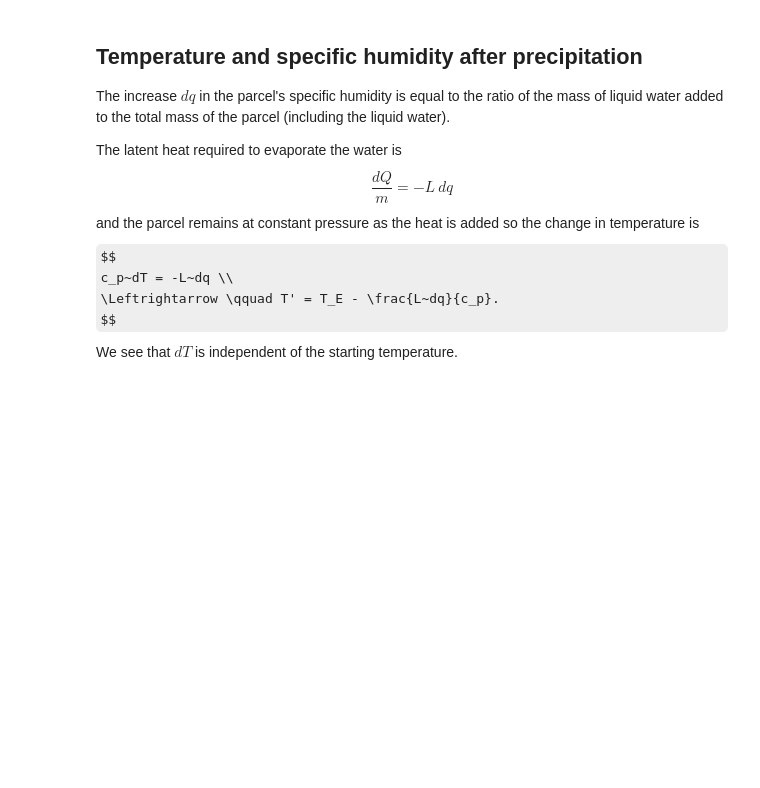
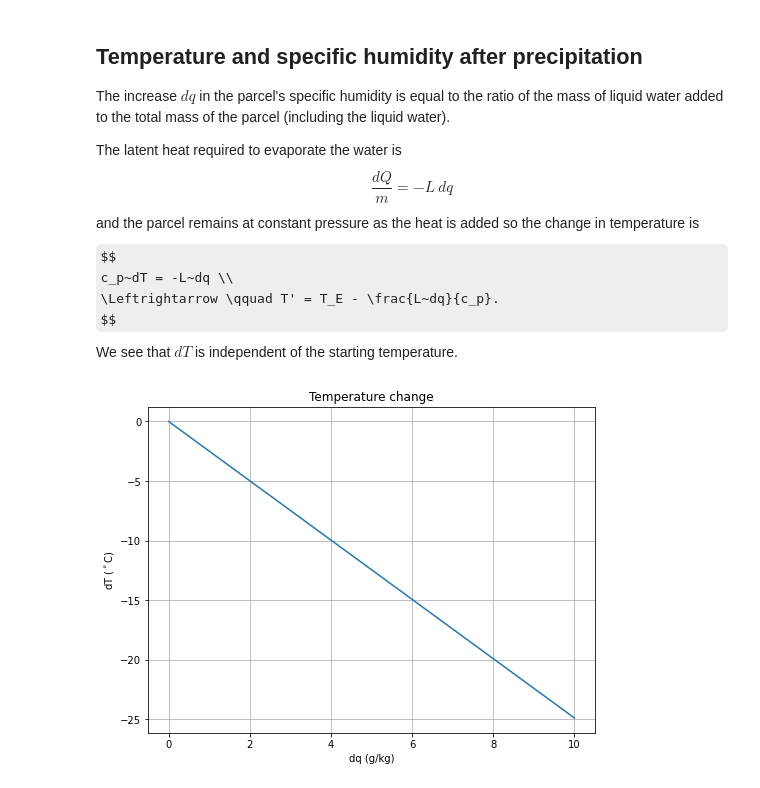
Before and after one commit to tschanzer/taste-of-research-21T3, a Jupyter notebook: analysis/20210910_buoyancy.ipynb, the cells around one changed output. Cells and saved outputs as stored; diff of their text form; code cells hidden in the pictures; some formulas as TeX source; blank space fills up the shorter version.

```diff
--- a/analysis/20210910_buoyancy.ipynb
+++ b/analysis/20210910_buoyancy.ipynb
@@ -133,3 +172,22 @@ $$
     \Leftrightarrow \qquad T' = T_E - \frac{L~dq}{c_p}.
 $$
 We see that $dT$ is independent of the starting temperature.
+# %%
+def temperature_change(dq):
+    dT = - const.water_heat_vaporization * dq / const.dry_air_spec_heat_press
+    return dT.to(units.delta_degC)
+# %%
+dq = np.arange(0, 10.1e-3, 1e-3)
+dT = temperature_change(dq)
+
+fig = plt.figure(figsize=(8,6))
+ax = fig.add_subplot(111)
+ax.plot(dq*1e3, dT)
+ax.grid()
+ax.set(
+    xlabel='dq (g/kg)',
+    ylabel=r'dT ($^\circ$C)',
+    title='Temperature change')
+plt.show()
+# %% [output]
+[figure, added]
```
Also changed, not shown: parts of 33 cells of this notebook, 4 other files.
